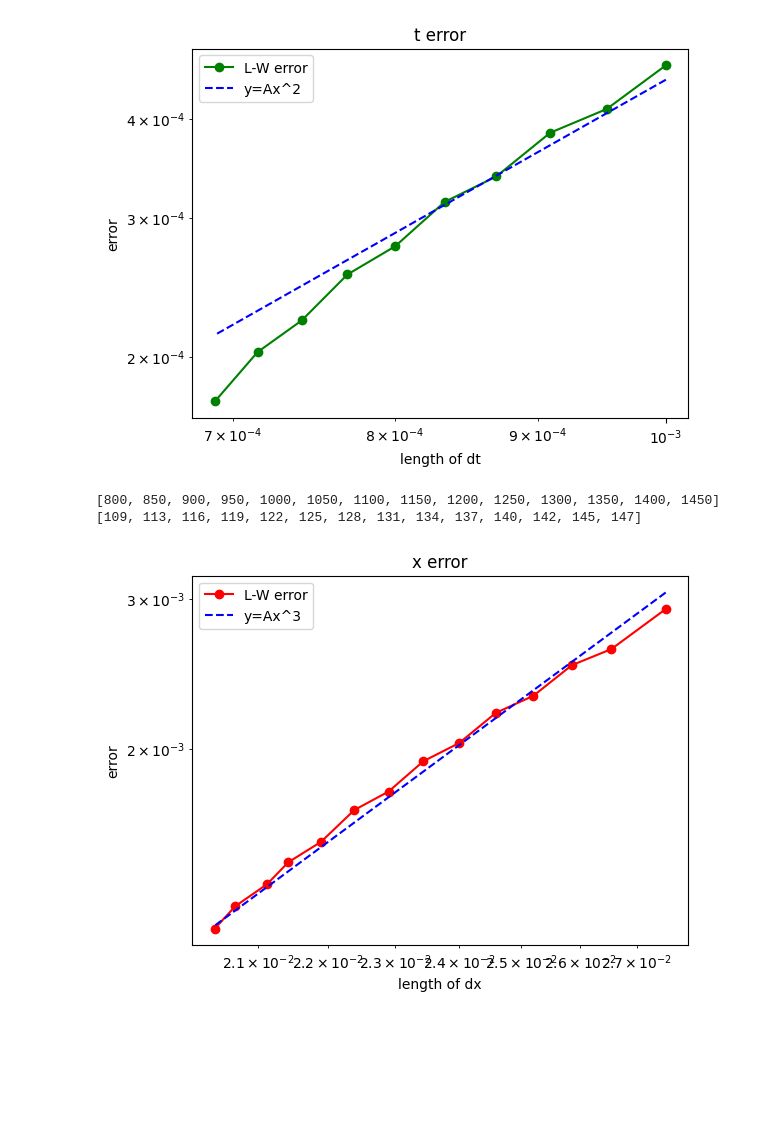
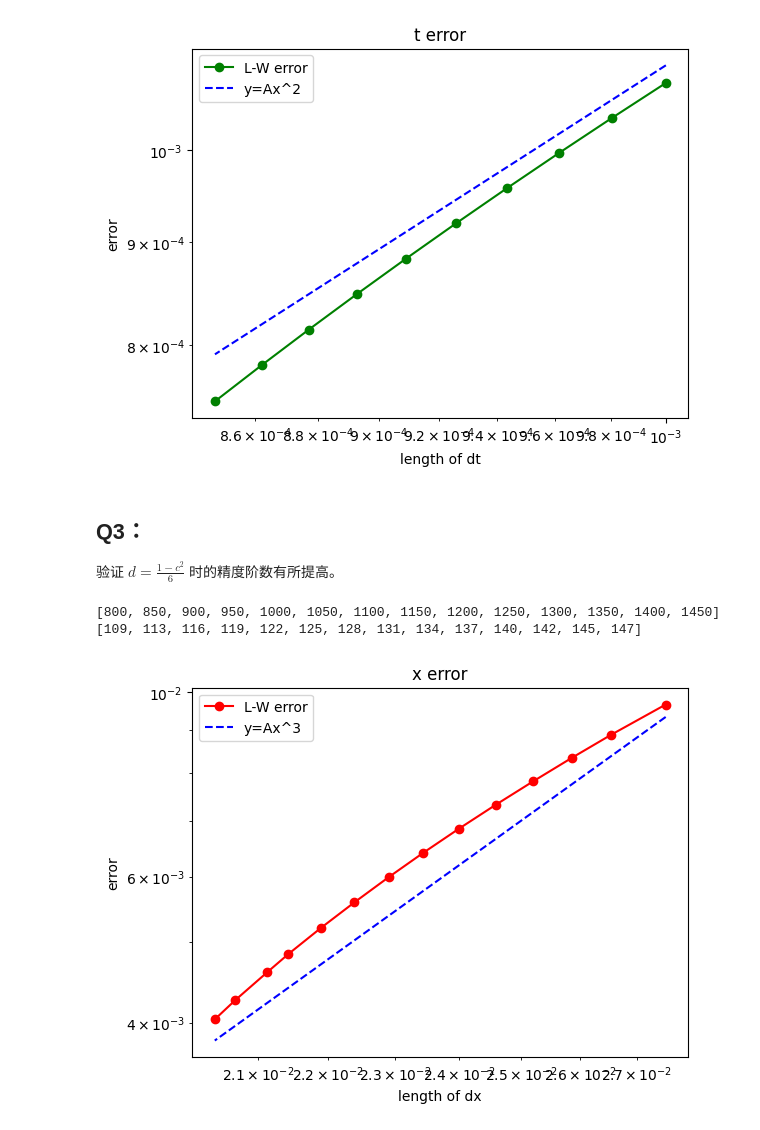
Before and after one commit to yibo-wong/cfd, a Jupyter notebook: HW4.ipynb, the cells around one changed output. Saved outputs shown, nothing was run; the diff lists cells and outputs as text; code cells hidden in the pictures; blank space fills up the shorter version.

```diff
--- a/HW4.ipynb
+++ b/HW4.ipynb
@@ -124,21 +155,22 @@ f_hd = value(u_hd, nx, nt)
 # %%
 # 测试空间精度阶数
 # 定义一系列不同的空间网格数量
-x_list = list(range(50, 150, 10))
+x_list = list(range(100, 130, 2))
 err_x = []
 # 遍历不同的空间网格数量
 for nnx in x_list:
-    u = lax_wen(nnx, 2000, 1, 0.1)
+    u = lax_wen(nnx, 2000, 1, 0.05)
     err_x.append(error(u, nnx, 2000, f_hd))
 # 在双对数坐标轴上绘制误差随 dx 的变化图像
 dx_list = np.array([3/i for i in x_list])
 plt.loglog(dx_list, np.array(err_x), "-ro", label="L-W error")
 # 绘制 y = Ax^2 的参考线
-dx_reference = dx_list**2*np.exp(-3.2)
+dx_reference = dx_list**2*np.exp(-2.2)
 plt.loglog(dx_list, 100*dx_reference, "b--", label="y=Ax^2")
 plt.title('x error')
 plt.xlabel('length of dx')
 plt.ylabel('error')
 plt.legend()
+plt.savefig("./HW4_fig/fig_dx")
 plt.show()
 # %% [output]
@@ -146,25 +178,29 @@ plt.show()
 # %%
 # 测试时间精度阶数
 # 定义一系列不同的时间网格数量
-t_list = list(range(1000, 1500, 50))
+t_list = list(range(1000, 1200, 20))
 err_t = []
 # 遍历不同的时间网格数量
 for nnt in t_list:
-    u = lax_wen(200, nnt, 1, 0.1)
+    u = lax_wen(200, nnt, 1, 0.05)
     err_t.append(error(u, 200, nnt, f_hd))
 dt_list = np.array([1/i for i in t_list])
 # 在双对数坐标轴上绘制误差随 dt 的变化图像
 plt.loglog(dt_list, np.array(err_t), "-go", label="L-W error")
 # 绘制 y = Ax^2 的参考线
-dt_reference = dt_list**2*np.exp(1.5)
+dt_reference = dt_list**2*np.exp(2.4)
 plt.loglog(dt_list, 100*dt_reference, "b--", label="y=Ax^2")
 plt.title('t error')
 plt.xlabel('length of dt')
 plt.ylabel('error')
 plt.legend()
+plt.savefig("./HW4_fig/fig_dt")
 plt.show()
 # %% [output]
-[figure, old version]
+[figure, new version]
+# %% [markdown]
+## Q3：
+验证 $d=\frac{1-c^2}{6}$ 时的精度阶数有所提高。
 # %%
 # 测试当 dx 和 dt 满足一定关系时，误差的精度阶数
 # 定义一系列对应的不同的时间、空间网格数量，这里选取接近的整数
@@ -178,21 +214,22 @@ err_x = []
 for i in range(len(nt_list)):
     nnx = nx_list[i]
     nnt = nt_list[i]
-    u = lax_wen(nnx, nnt, 1, 0.1)
+    u = lax_wen(nnx, nnt, 1, 0.05)
     err_x.append(error(u, nnx, nnt, f_hd))
 dx_list = np.array([3/i for i in nx_list])
 dt_list = np.array([1/i for i in nt_list])
 # 绘制误差随 dx 的变化图像
 plt.loglog(dx_list, np.array(err_x), "-ro", label="L-W error")
 # 绘制 y = Ax^3 的参考线
-dx_reference = dx_list**3*np.exp(0.38)
+dx_reference = dx_list**3*np.exp(1.5)
 plt.loglog(dx_list, 100*dx_reference, "b--", label="y=Ax^3")
 plt.title('x error')
 plt.xlabel('length of dx')
 plt.ylabel('error')
 plt.legend()
+plt.savefig("./HW4_fig/fig3")
 plt.show()
 # %% [output]
 [800, 850, 900, 950, 1000, 1050, 1100, 1150, 1200, 1250, 1300, 1350, 1400, 1450]
 [109, 113, 116, 119, 122, 125, 128, 131, 134, 137, 140, 142, 145, 147]
-[figure, old version]
+[figure, new version]
```
Also changed, not shown: parts of 4 cells of this notebook, 8 other files.
